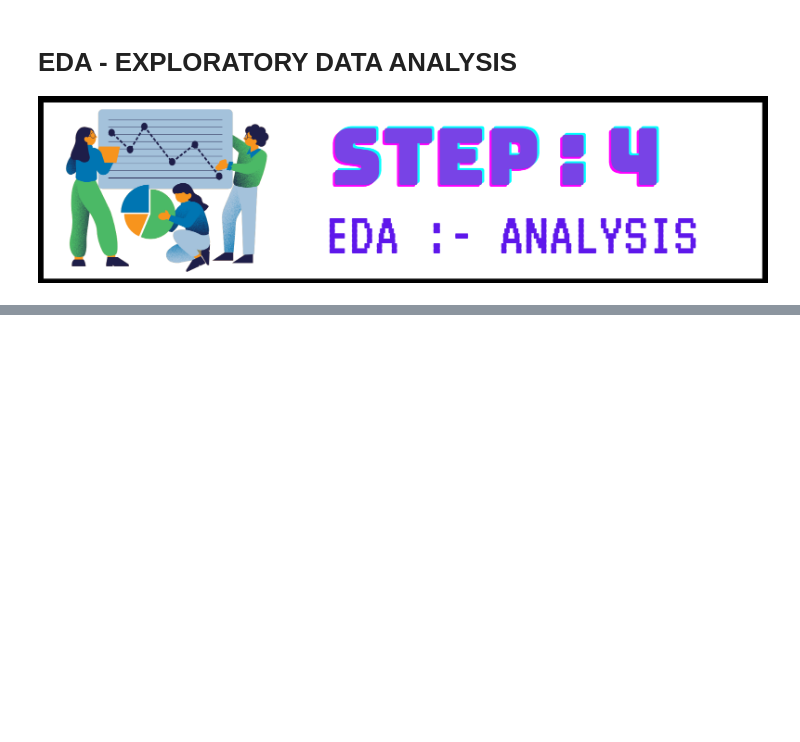
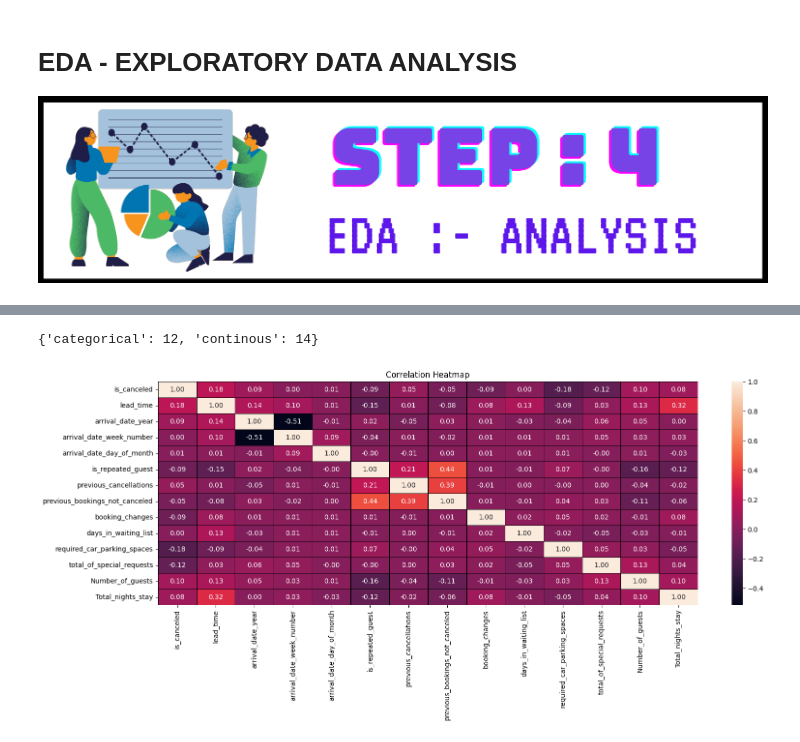
Before and after one commit to HarshitLaloriya/EDA-on-Hotel-Booking-Dataset, a Jupyter notebook: Hotel_Booking_EDA.ipynb, the cells around one changed output, grey strips where cells are left out. Drawn from its saved outputs; the diff is of its cells as text; code cells hidden in the pictures; blank space fills up the shorter version.

```diff
--- a/Hotel_Booking_EDA.ipynb
+++ b/Hotel_Booking_EDA.ipynb
@@ -378,0 +376,18 @@ ValueError: ignored
+# %%
+# Determine the Continuous and Categorical data columns
+categorical_data = dataset_df.select_dtypes(include=['object']).columns
+continous_data = dataset_df.select_dtypes(include=['int64']).columns
+{"categorical": len(categorical_data), "continous" : len(continous_data)}
+# %% [output]
+{'categorical': 12, 'continous': 14}
+# %%
+# correlation matrix
+corr_matrix = dataset_df[continous_data].corr()
+
+# Create a heatmap using seaborn
+plt.figure(figsize=(18, 6))
+sns.heatmap(corr_matrix, annot=True, fmt=".2f", linewidths=0.5, linecolor='black')
+plt.title('Correlation Heatmap')
+plt.show()
+# %% [output]
+[figure, added]
```
Also changed, not shown: parts of 2 cells of this notebook.
